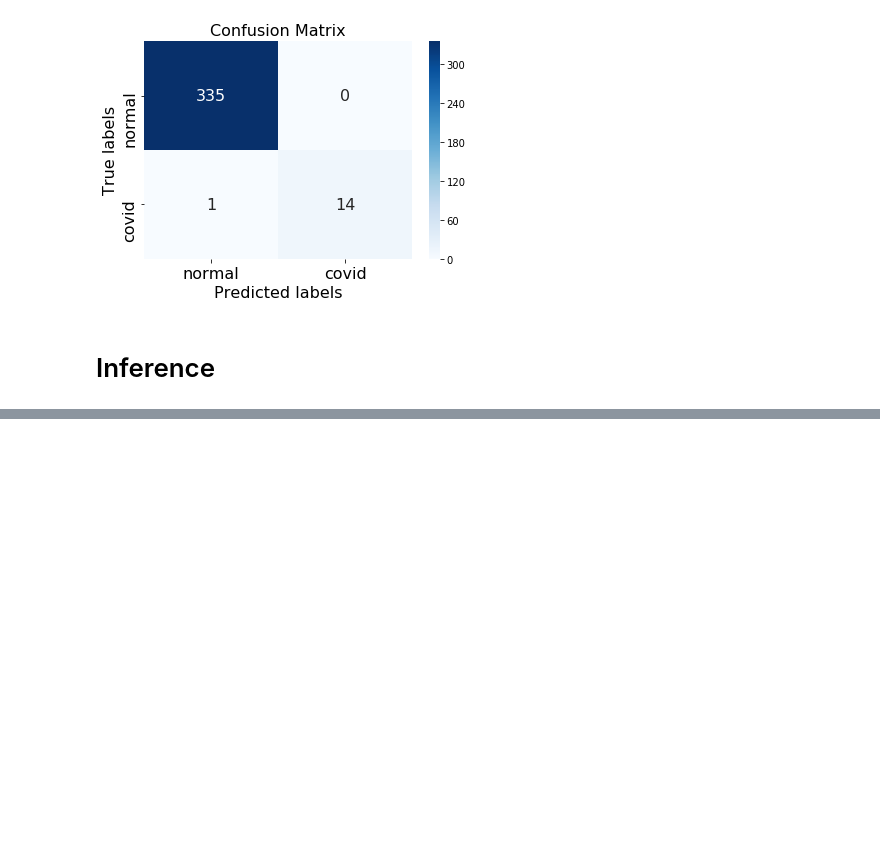
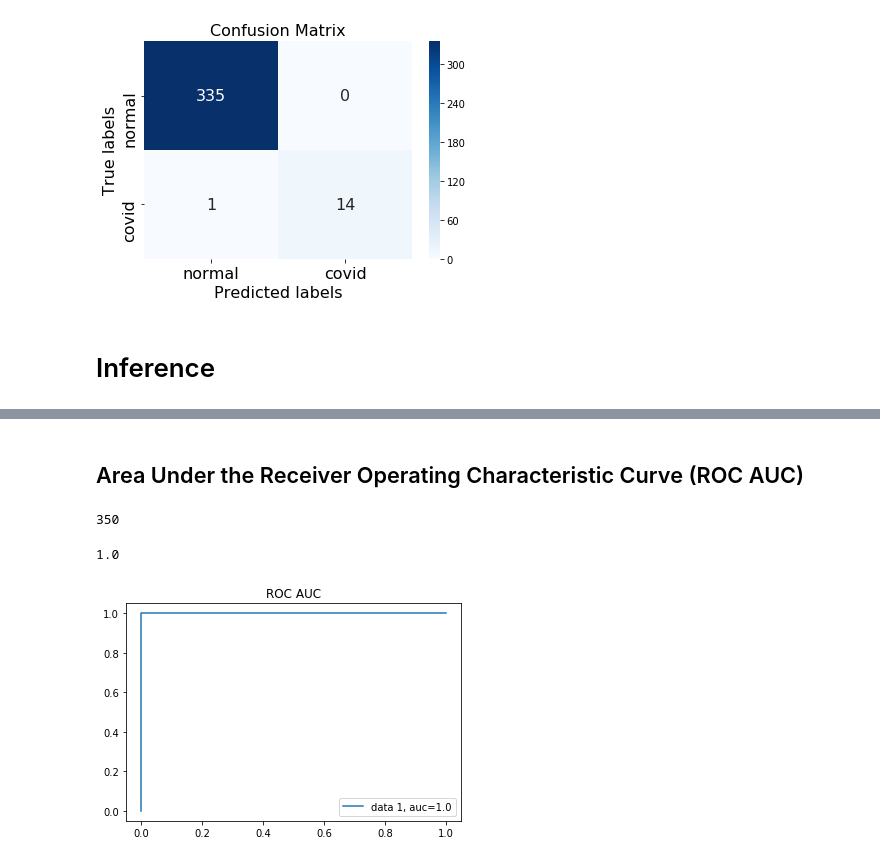
Before and after one commit to naneja/covid-19, a Jupyter notebook: C19.ipynb, the cells around one changed output, grey strips where cells are left out. Drawn from its saved outputs; the diff is of its cells as text; code cells hidden in the pictures; blank space fills up the shorter version.

```diff
--- a/C19.ipynb
+++ b/C19.ipynb
@@ -811,0 +813,35 @@ plt.savefig('./data/figs/model_results.jpg', bbox_inches='tight')
+# %% [markdown]
+## Area Under the Receiver Operating Characteristic Curve (ROC AUC)
+# %%
+print(len(Xy_valid))
+# %% [output]
+350
+# %%
+y_true = []
+y_pred = []
+for (img, actual_label) in Xy_valid:
+    y_true.append(actual_label)
+    pred_label, prob = predict_covid(model, img)
+    if pred_label == 1:
+        y_pred.append(prob)
+    else:
+        y_pred.append(1-prob)
+# %%
+from sklearn.metrics import roc_auc_score
+roc_auc_score(y_true, y_pred)
+# %% [output]
+1.0
+# %%
+from sklearn import metrics
+
+fpr, tpr, _ = metrics.roc_curve(y_true,  y_pred)
+
+auc = metrics.roc_auc_score(y_true,  y_pred)
+
+plt.plot(fpr, tpr, label="data 1, auc="+str(auc))
+
+plt.legend(loc=4);
+plt.title('ROC AUC')
+plt.savefig('./data/figs/roc_auc.jpg', bbox_inches='tight')
+# %% [output]
+[figure, added]
```
Also changed, not shown: parts of 6 cells of this notebook, 5 other files.
